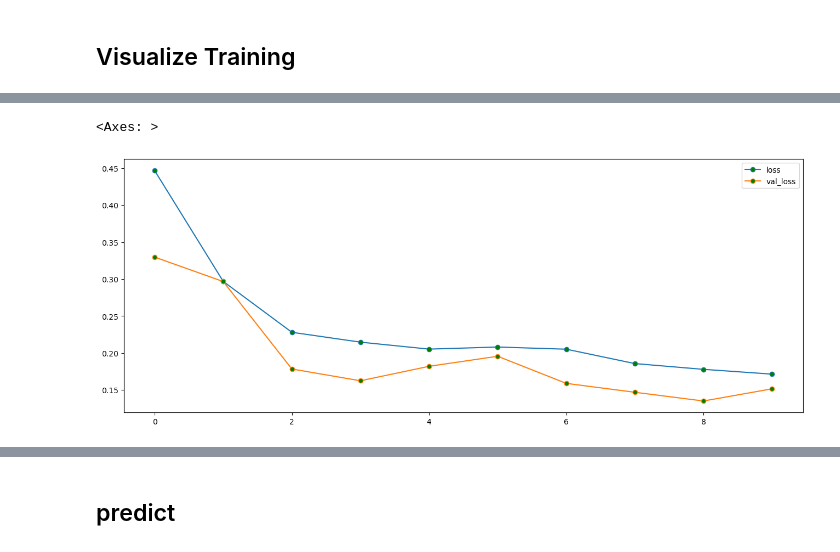
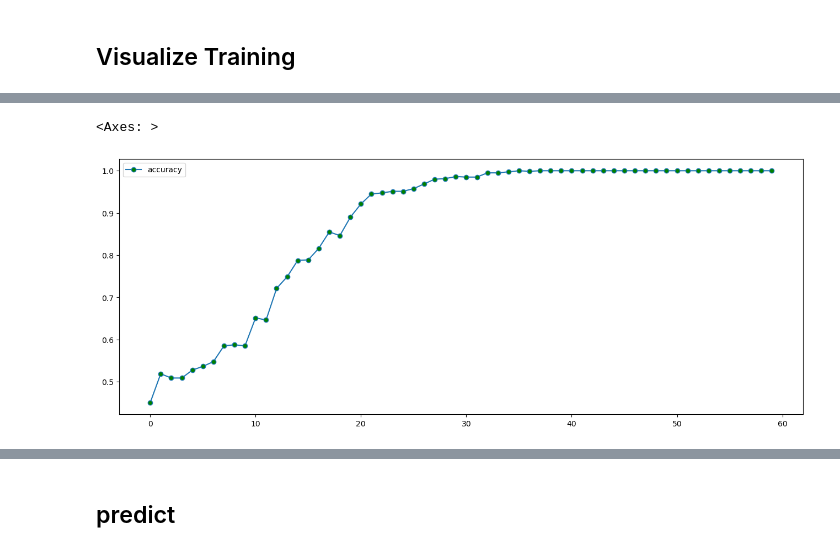
Before and after one commit to Itossai/Detec-o-de-COVID19, a Jupyter notebook: notebook2e539c4c0c.ipynb, the cells around one changed output, grey strips where cells are left out. Cells and saved outputs as stored; diff of their text form; code cells hidden in the pictures.

Commit message:
adicionando media dos valores

```diff
--- a/notebook2e539c4c0c.ipynb
+++ b/notebook2e539c4c0c.ipynb
@@ -235,0 +232,21 @@ history=melhor_treino_medio[0].history
+# %%
+from statistics import mean
+valor_medio=0
+for modelo in melhor_history_medio:
+    valor_medio+=mean(modelo.history['accuracy'])
+valor_medio=valor_medio/len(melhor_history_medio)
+valor_medio
+final=[]
+for i,modelo in enumerate(melhor_history_medio):
+    if mean(modelo.history['accuracy'])>=valor_medio:
+        print(i,modelo,mean(modelo.history['accuracy']))
+        final.append(mean(modelo.history['accuracy']))
+final=max(final)
+for i,modelo in enumerate(melhor_history_medio):
+    if mean(modelo.history['accuracy'])==final:
+        final=modelo
+        print(i)
+        break
+history=final
+model=melhor_treino_medio[0]
+scores=melhor_scores_medio[0]
@@ -263,5 +292,5 @@ Model: "sequential"
 # %%
-pd.DataFrame(model.history.history)[["loss", "val_loss"]].plot(figsize =(16,6), marker = "o", mfc = "g")
+pd.DataFrame(history.history)[["accuracy"]].plot(figsize =(16,6), marker = "o", mfc = "g")
 # %% [output]
 <Axes: >
-[figure, old version]
+[figure, new version]
```
Also changed, not shown: parts of 11 cells of this notebook.
